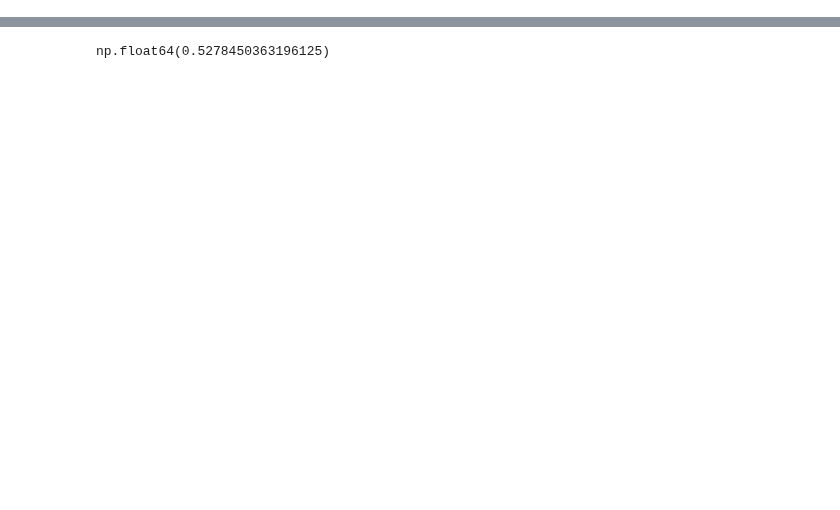
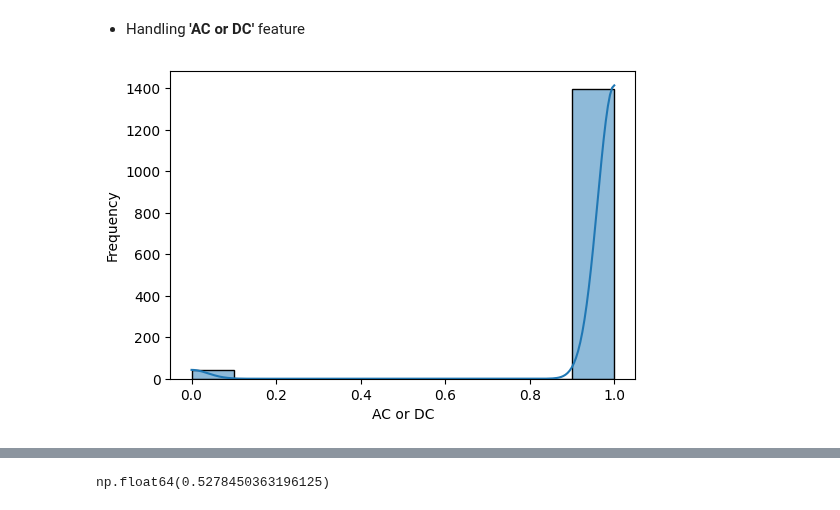
Before and after one commit to MatteoDebart/apprAuto-projet, a Jupyter notebook: preprocess.ipynb, the cells around one changed output, grey strips where cells are left out. Cells and saved outputs as stored; diff of their text form; code cells hidden in the pictures; blank space fills up the shorter version.

```diff
--- a/preprocess.ipynb
+++ b/preprocess.ipynb
@@ -5,0 +74,12 @@ df_complete = pd.read_csv('table.csv')
+# %%
+def create_database(file_path):
+
+    db = pd.read_csv(file_path, delimiter = "\s+", names=COLUMNS, na_values='N').drop('Weld ID', axis=1)
+    db[NUMERICAL_COL] = db[NUMERICAL_COL].map(convert_less_than)
+    db[NUMERICAL_COL] = db[NUMERICAL_COL].apply(pd.to_numeric, errors='coerce')
+
+    db.to_csv("table.csv")
+    return db
+# %%
+file_path="welddb/welddb.data"
+db = create_database(file_path)
@@ -5,0 +89,7 @@ df_complete = pd.read_csv('table.csv')
+# %%
+types_of_weld = ['MMA', 'SA', 'other']
+
+db.loc[:, 'Type of weld'] = db['Type of weld'].apply(lambda x: x if x in types_of_weld else 'other')
+plot_distribution(db['Type of weld'])
+
+db = pd.get_dummies(db, columns=['Type of weld'], prefix='weld', dtype=int,).drop(columns=['weld_other'])
@@ -5,0 +98,18 @@ df_complete = pd.read_csv('table.csv')
+# %% [markdown]
+- Handling **'AC or DC'** feature
+# %%
+for i in range(len(db)):
+    if db.iloc[i]["AC or DC"] is None and db.iloc[i]['Electrode positive or negative'] is not None:  # Correct None check
+        if db.iloc[i]['Electrode positive or negative'] == 0:
+            db.iloc[i]["AC or DC"] = "AC"
+        else:
+            db.iloc[i]["AC or DC"] = "DC"
+
+#This did not do anything
+
+mapping_dict = {'AC': 0, 'DC': 1}
+db['AC or DC'] = db['AC or DC'].map(mapping_dict)
+
+plot_distribution(db['AC or DC'])
+# %% [output]
+[figure, added]
```
Also changed, not shown: parts of 25 cells of this notebook, 2 other files.
